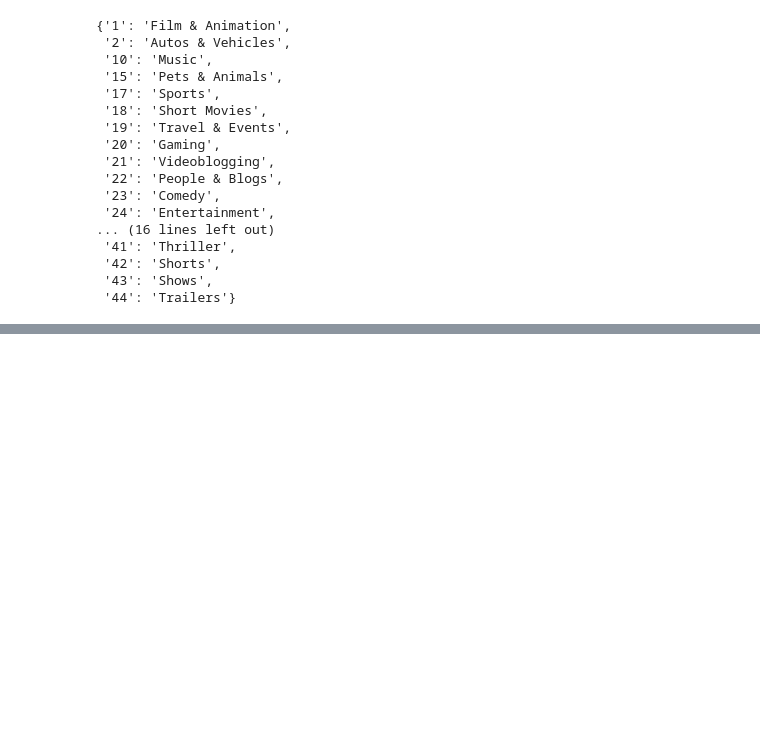
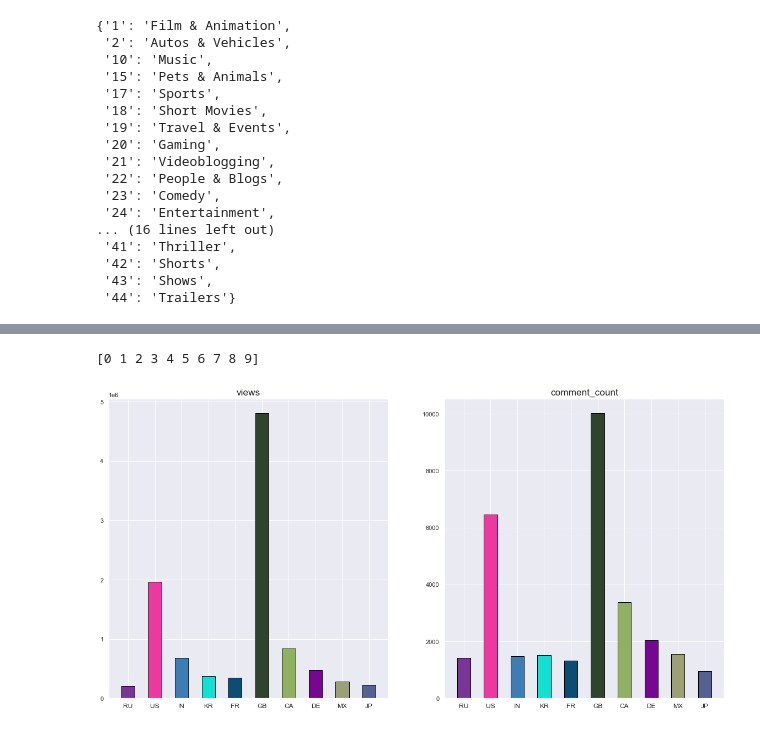
Before and after one commit to YSDA-NN-ML/ML-lab-0, a Jupyter notebook: Oganyan_lab1.ipynb, the cells around one changed output, grey strips where cells are left out. Cells and saved outputs as stored; diff of their text form; code cells hidden in the pictures; blank space fills up the shorter version.

```diff
--- a/Oganyan_lab1.ipynb
+++ b/Oganyan_lab1.ipynb
@@ -173,0 +324,6 @@ data.shape
+# %%
+properties_list = ['views', 'comment_count']
+visualize_average_stats(country_list, properties_list)
+# %% [output]
+[0 1 2 3 4 5 6 7 8 9]
+[figure, added]
```
Also changed, not shown: parts of 50 cells of this notebook, 1 other file.
